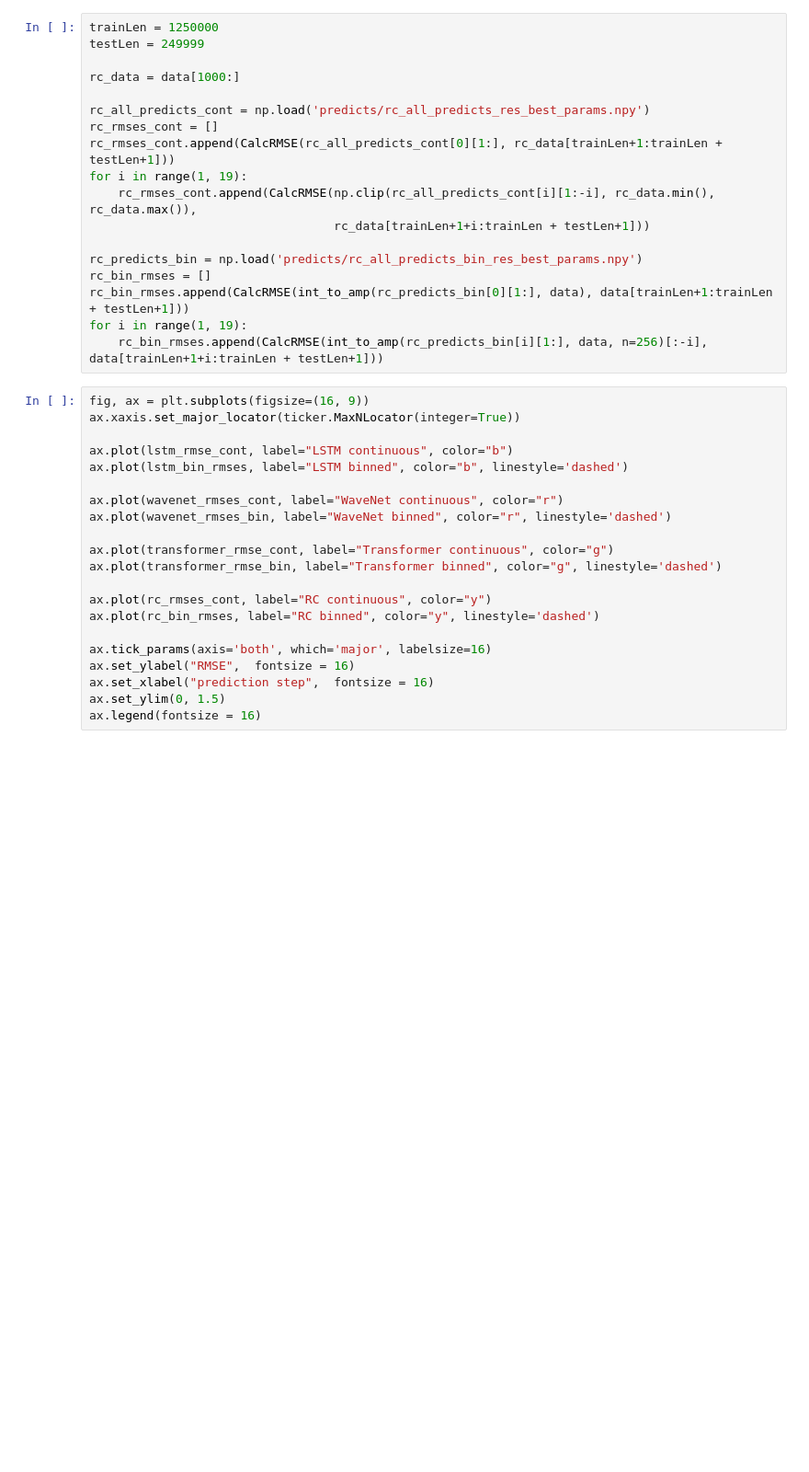
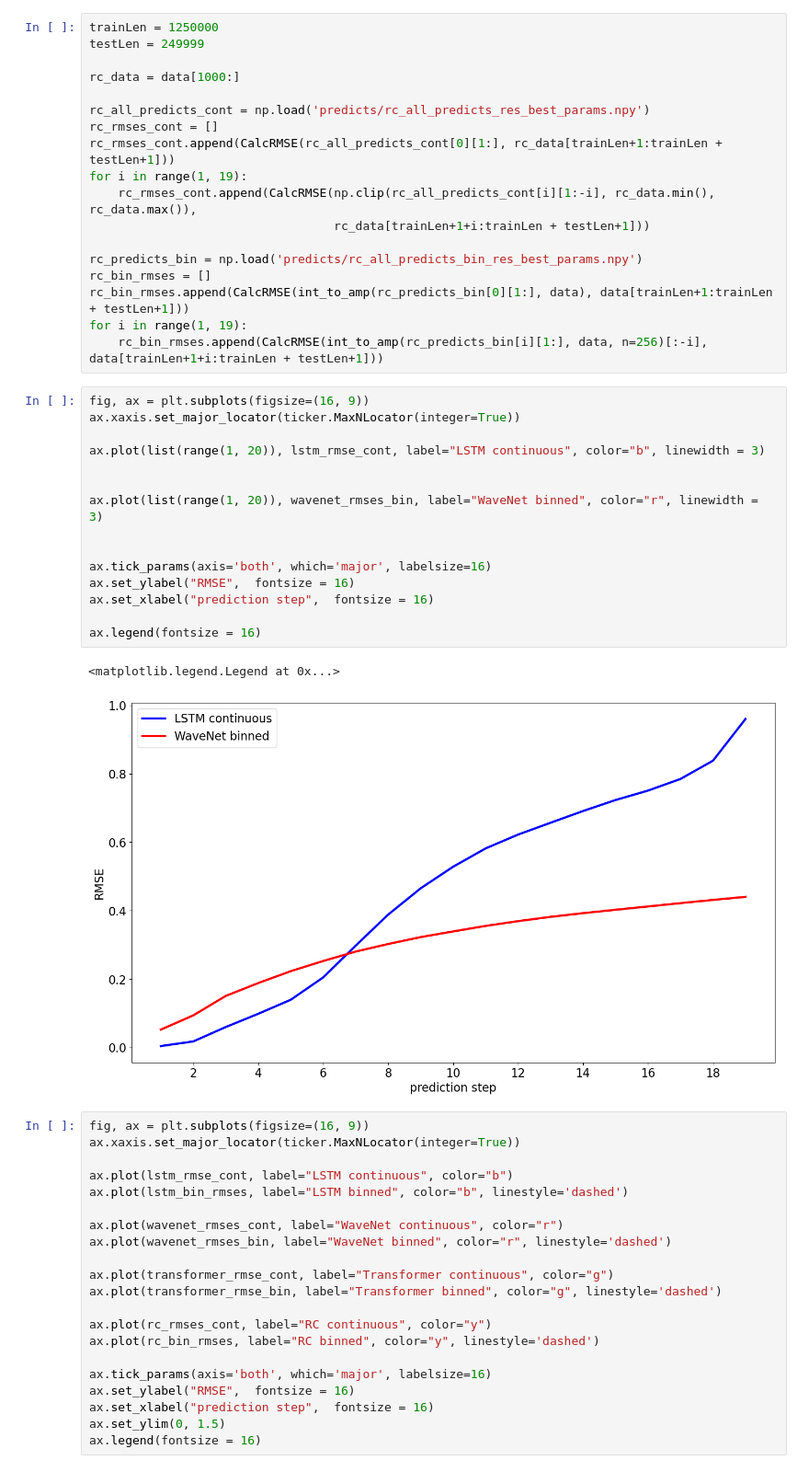
Before and after one commit to NikolayGromov/extreme-events, a Jupyter notebook: Bin data experiments/Сравнение предсказаний.ipynb, the cells around one changed output. Shown: that part at 92% size. Drawn from its saved outputs; the diff is of its cells as text; blank space fills up the shorter version.

```diff
--- a/Bin data experiments/Сравнение предсказаний.ipynb
+++ b/Bin data experiments/Сравнение предсказаний.ipynb
@@ -80,6 +84,24 @@ rc_bin_rmses = []
 rc_bin_rmses.append(CalcRMSE(int_to_amp(rc_predicts_bin[0][1:], data), data[trainLen+1:trainLen + testLen+1]))
 for i in range(1, 19):
     rc_bin_rmses.append(CalcRMSE(int_to_amp(rc_predicts_bin[i][1:], data, n=256)[:-i], data[trainLen+1+i:trainLen + testLen+1]))
+# %%
+fig, ax = plt.subplots(figsize=(16, 9))
+ax.xaxis.set_major_locator(ticker.MaxNLocator(integer=True))
+
+ax.plot(list(range(1, 20)), lstm_rmse_cont, label="LSTM continuous", color="b", linewidth = 3)
+
+
+ax.plot(list(range(1, 20)), wavenet_rmses_bin, label="WaveNet binned", color="r", linewidth = 3)
+
+
+ax.tick_params(axis='both', which='major', labelsize=16)
+ax.set_ylabel("RMSE",  fontsize = 16)
+ax.set_xlabel("prediction step",  fontsize = 16)
+
+ax.legend(fontsize = 16)
+# %% [output]
+<matplotlib.legend.Legend at 0x...>
+[figure, added]
 # %%
 fig, ax = plt.subplots(figsize=(16, 9))
 ax.xaxis.set_major_locator(ticker.MaxNLocator(integer=True))
```
Also changed, not shown: parts of 1 cell of this notebook, 39 other files.
